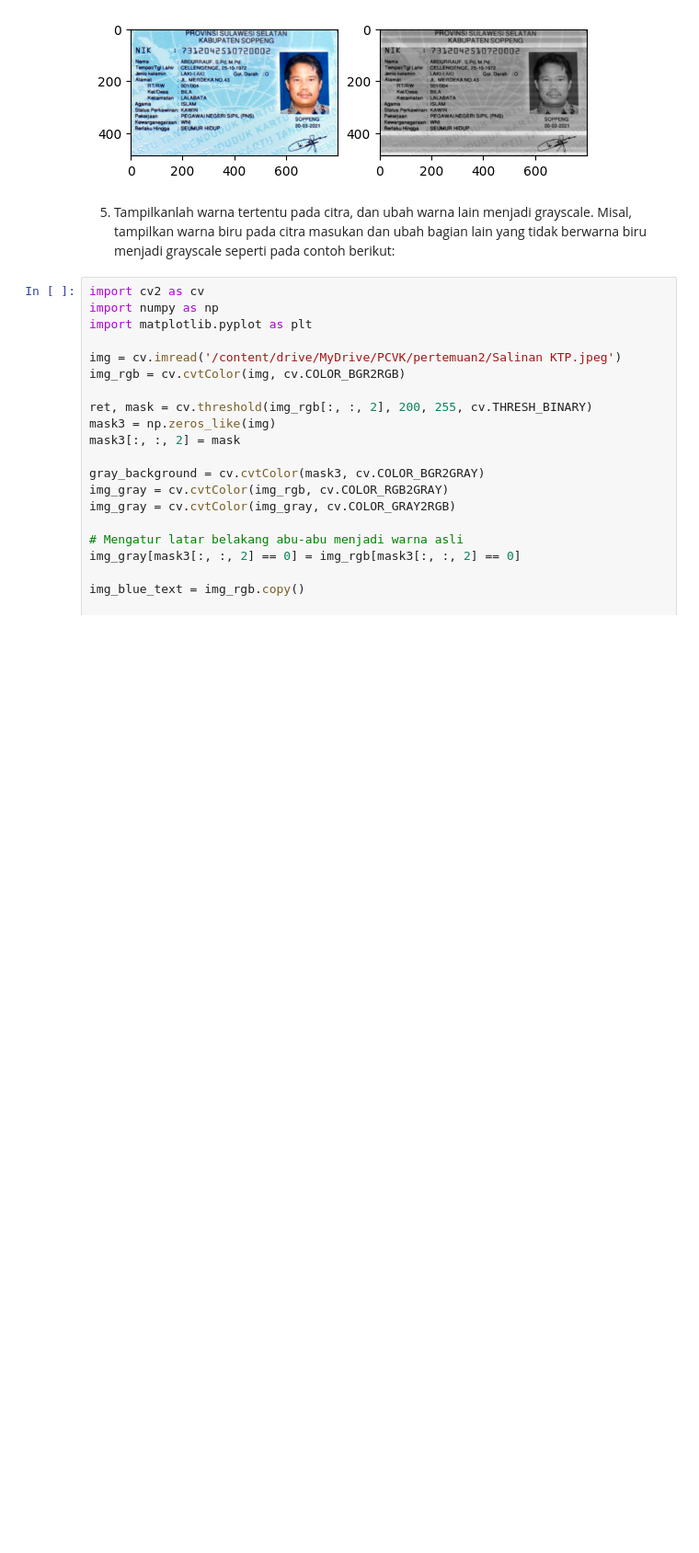
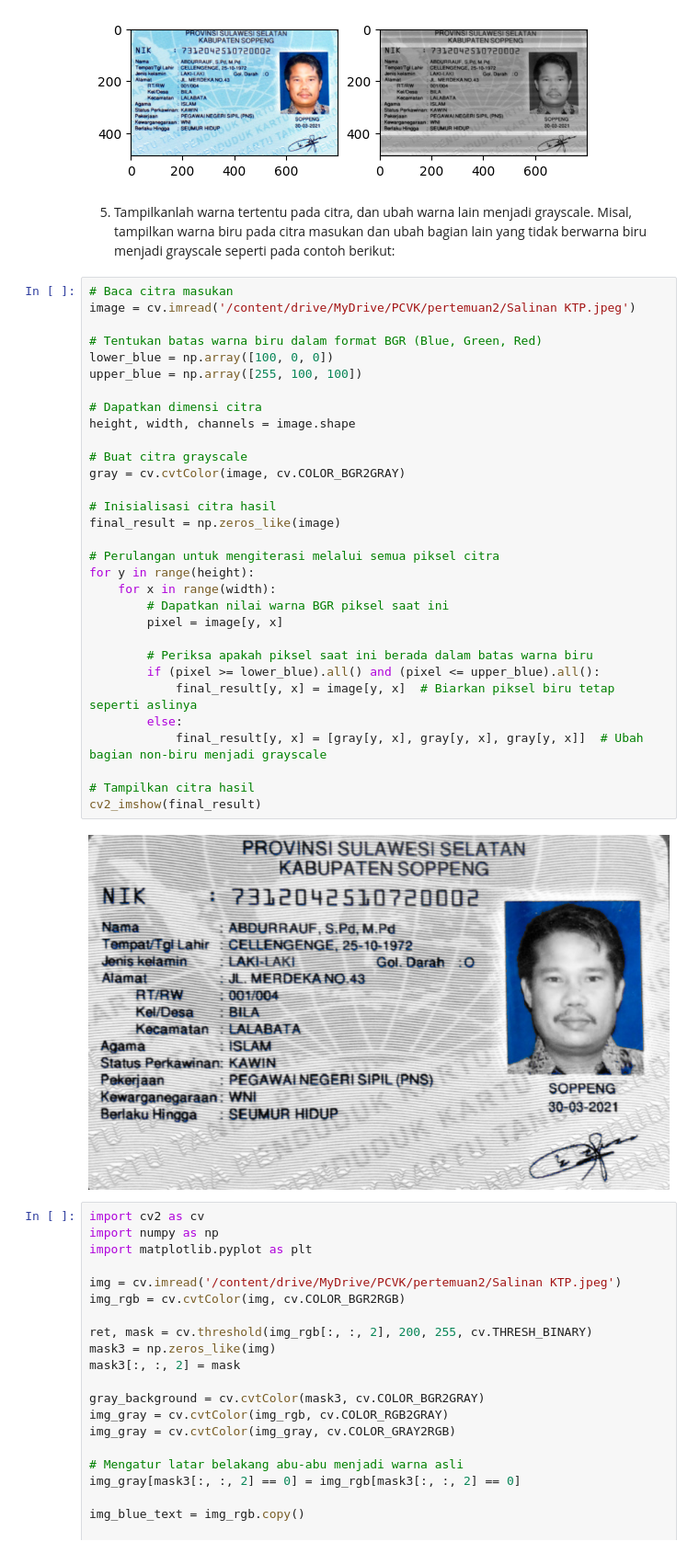
Before and after one commit to BramanTyamahedrawan/PCVK-Pertemuan-3, a Jupyter notebook: Praktikum_Pertemuan_3.ipynb, the cells around one changed output. Shown at 92% size. Saved outputs shown, nothing was run; the diff lists cells and outputs as text; blank space fills up the shorter version.

```diff
--- a/Praktikum_Pertemuan_3.ipynb
+++ b/Praktikum_Pertemuan_3.ipynb
@@ -215,6 +215,39 @@ ax[1].imshow(gray_img_luminance, cmap='gray')
 5. Tampilkanlah warna tertentu pada citra, dan ubah warna lain menjadi grayscale. Misal,
 tampilkan warna biru pada citra masukan dan ubah bagian lain yang tidak berwarna
 biru menjadi grayscale seperti pada contoh berikut:
+# %%
+# Baca citra masukan
+image = cv.imread('/content/drive/MyDrive/PCVK/pertemuan2/Salinan KTP.jpeg')
+
+# Tentukan batas warna biru dalam format BGR (Blue, Green, Red)
+lower_blue = np.array([100, 0, 0])
+upper_blue = np.array([255, 100, 100])
+
+# Dapatkan dimensi citra
+height, width, channels = image.shape
+
+# Buat citra grayscale
+gray = cv.cvtColor(image, cv.COLOR_BGR2GRAY)
+
+# Inisialisasi citra hasil
+final_result = np.zeros_like(image)
+
+# Perulangan untuk mengiterasi melalui semua piksel citra
+for y in range(height):
+    for x in range(width):
+        # Dapatkan nilai warna BGR piksel saat ini
+        pixel = image[y, x]
+
+        # Periksa apakah piksel saat ini berada dalam batas warna biru
+        if (pixel >= lower_blue).all() and (pixel <= upper_blue).all():
+            final_result[y, x] = image[y, x]  # Biarkan piksel biru tetap seperti aslinya
+        else:
+            final_result[y, x] = [gray[y, x], gray[y, x], gray[y, x]]  # Ubah bagian non-biru menjadi grayscale
+
+# Tampilkan citra hasil
+cv2_imshow(final_result)
+# %% [output]
+[figure, added]
 # %%
 import cv2 as cv
 import numpy as np
```
Also changed, not shown: parts of 1 cell of this notebook.
